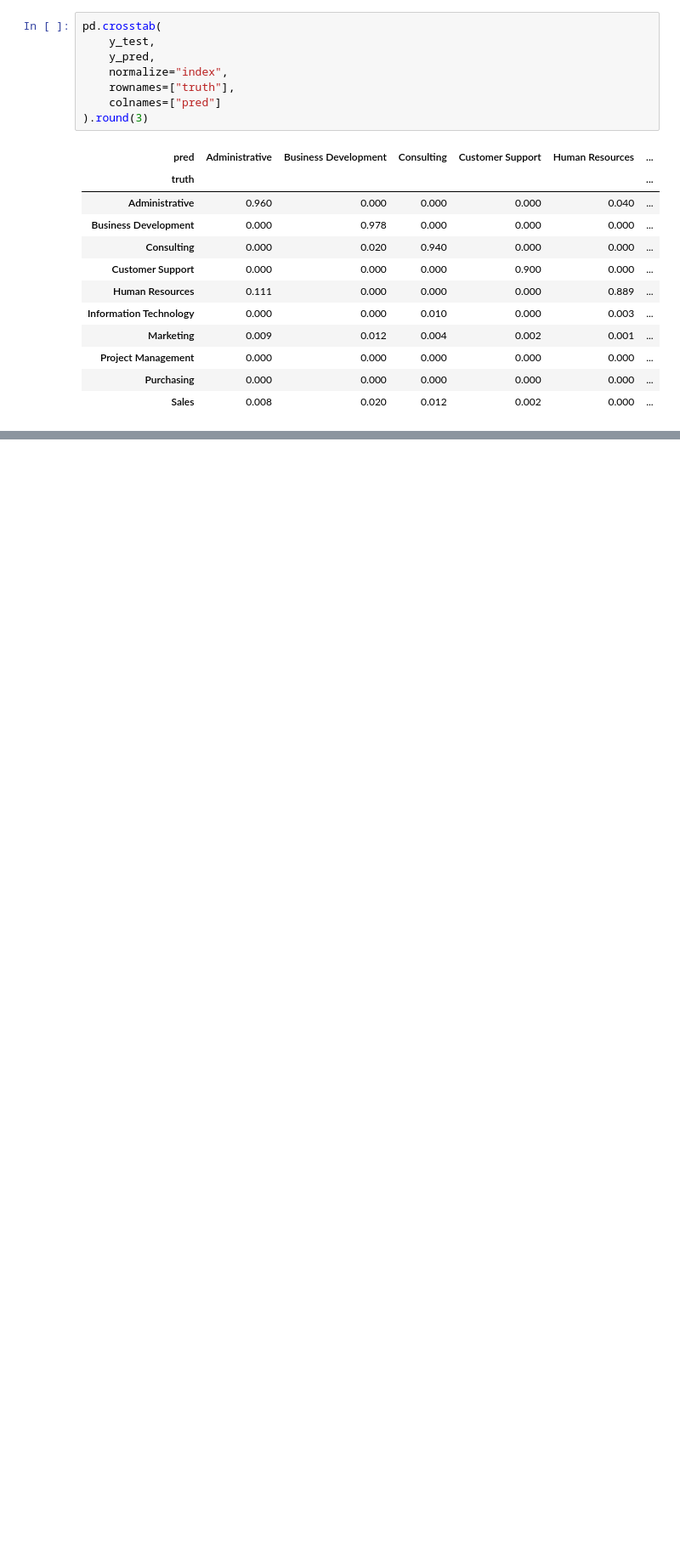
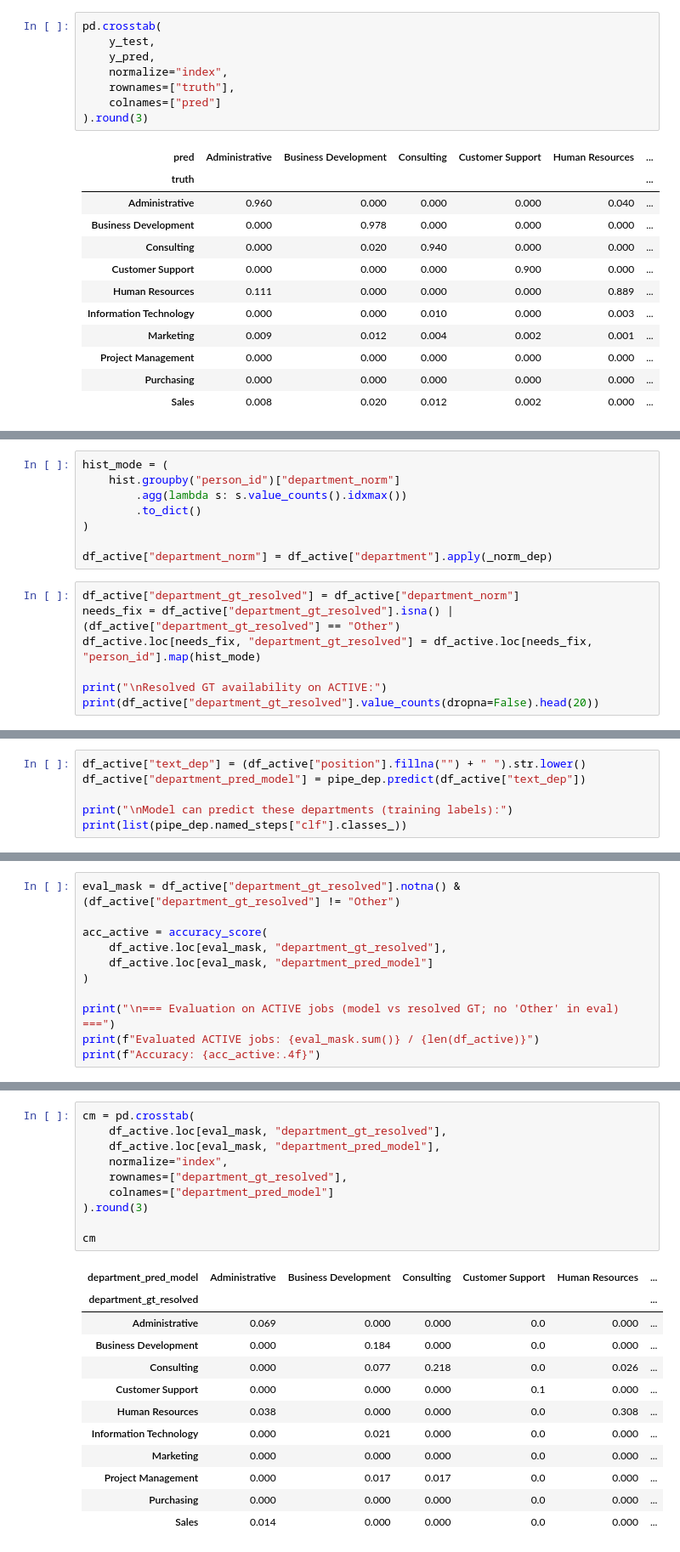
Before and after one commit to LennartRedlich/Capstone-Project-, a Jupyter notebook: src/notebooks/TF-IDF_logreg_department.ipynb, the cells around one changed output, grey strips where cells are left out. Shown at 85% size. Saved outputs shown, nothing was run; the diff lists cells and outputs as text; blank space fills up the shorter version.

Commit message:
deleted Other

```diff
--- a/src/notebooks/TF-IDF_logreg_department.ipynb
+++ b/src/notebooks/TF-IDF_logreg_department.ipynb
@@ -221,0 +191,15 @@ acc_before, acc_after
+# %%
+hist_mode = (
+    hist.groupby("person_id")["department_norm"]
+        .agg(lambda s: s.value_counts().idxmax())
+        .to_dict()
+)
+
+df_active["department_norm"] = df_active["department"].apply(_norm_dep)
+# %%
+df_active["department_gt_resolved"] = df_active["department_norm"]
+needs_fix = df_active["department_gt_resolved"].isna() | (df_active["department_gt_resolved"] == "Other")
+df_active.loc[needs_fix, "department_gt_resolved"] = df_active.loc[needs_fix, "person_id"].map(hist_mode)
+
+print("\nResolved GT availability on ACTIVE:")
+print(df_active["department_gt_resolved"].value_counts(dropna=False).head(20))
@@ -221,0 +221,6 @@ acc_before, acc_after
+# %%
+df_active["text_dep"] = (df_active["position"].fillna("") + " ").str.lower()
+df_active["department_pred_model"] = pipe_dep.predict(df_active["text_dep"])
+
+print("\nModel can predict these departments (training labels):")
+print(list(pipe_dep.named_steps["clf"].classes_))
@@ -221,0 +230,11 @@ acc_before, acc_after
+# %%
+eval_mask = df_active["department_gt_resolved"].notna() & (df_active["department_gt_resolved"] != "Other")
+
+acc_active = accuracy_score(
+    df_active.loc[eval_mask, "department_gt_resolved"],
+    df_active.loc[eval_mask, "department_pred_model"]
+)
+
+print("\n=== Evaluation on ACTIVE jobs (model vs resolved GT; no 'Other' in eval) ===")
+print(f"Evaluated ACTIVE jobs: {eval_mask.sum()} / {len(df_active)}")
+print(f"Accuracy: {acc_active:.4f}")
@@ -221,0 +245,23 @@ acc_before, acc_after
+# %%
+cm = pd.crosstab(
+    df_active.loc[eval_mask, "department_gt_resolved"],
+    df_active.loc[eval_mask, "department_pred_model"],
+    normalize="index",
+    rownames=["department_gt_resolved"],
+    colnames=["department_pred_model"]
+).round(3)
+
+cm
+# %% [output]
+| department_pred_model | Administrative | Business Development | Consulting | Customer Support | Human Resources | ... |
+| department_gt_resolved |  |  |  |  |  | ... |
+| Administrative | 0.069 | 0.000 | 0.000 | 0.0 | 0.000 | ... |
+| Business Development | 0.000 | 0.184 | 0.000 | 0.0 | 0.000 | ... |
+| Consulting | 0.000 | 0.077 | 0.218 | 0.0 | 0.026 | ... |
+| Customer Support | 0.000 | 0.000 | 0.000 | 0.1 | 0.000 | ... |
+| Human Resources | 0.038 | 0.000 | 0.000 | 0.0 | 0.308 | ... |
+| Information Technology | 0.000 | 0.021 | 0.000 | 0.0 | 0.000 | ... |
+| Marketing | 0.000 | 0.000 | 0.000 | 0.0 | 0.000 | ... |
+| Project Management | 0.000 | 0.017 | 0.017 | 0.0 | 0.000 | ... |
+| Purchasing | 0.000 | 0.000 | 0.000 | 0.0 | 0.000 | ... |
+| Sales | 0.014 | 0.000 | 0.000 | 0.0 | 0.000 | ... |
```
Also changed, not shown: parts of 16 cells of this notebook, 3 other files.
